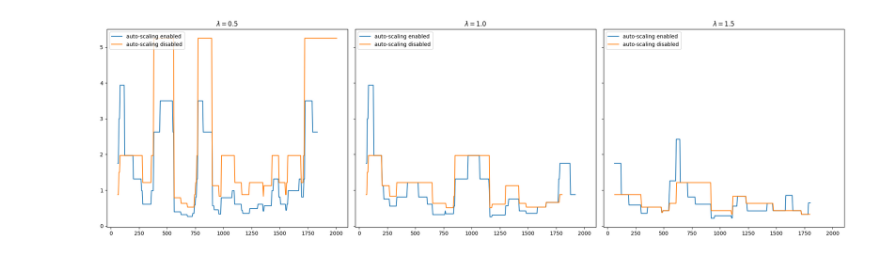
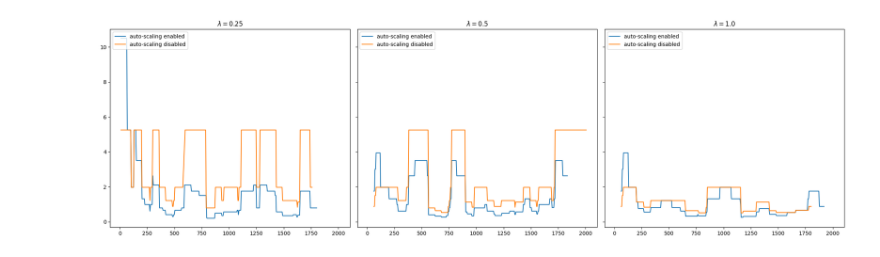
Before and after one commit to kponichtera/cs4215-qpe, a Jupyter notebook: jupyter/plots.ipynb, the cells around one changed output. Drawn from its saved outputs; the diff is of its cells as text; code cells hidden in the pictures.

Commit message:
Fixed lambda in the plots

```diff
--- a/jupyter/plots.ipynb
+++ b/jupyter/plots.ipynb
@@ -2,59 +2,59 @@
 import pandas as pd
 import matplotlib.pyplot as plt
 # %%
-df_05_enabled = pd.read_csv('../data/lambda_0.5_scaling_enabled.csv')
-df_05_disabled = pd.read_csv('../data/lambda_0.5_scaling_disabled.csv')
+df_025_enabled = pd.read_csv('../lambda_0.25_scaling_enabled.csv')
+df_025_disabled = pd.read_csv('../lambda_0.25_scaling_disabled.csv')
 
-df_10_enabled = pd.read_csv('../data/lambda_1.0_scaling_enabled.csv')
-df_10_disabled = pd.read_csv('../data/lambda_1.0_scaling_disabled.csv')
+df_05_enabled = pd.read_csv('../lambda_0.5_scaling_enabled.csv')
+df_05_disabled = pd.read_csv('../lambda_0.5_scaling_disabled.csv')
 
-df_15_enabled = pd.read_csv('../data/lambda_1.5_scaling_enabled.csv')
-df_15_disabled = pd.read_csv('../data/lambda_1.5_scaling_disabled.csv')
+df_10_enabled = pd.read_csv('../lambda_1.0_scaling_enabled.csv')
+df_10_disabled = pd.read_csv('../lambda_1.0_scaling_disabled.csv')
 # %%
 fig, axs = plt.subplots(1, 3, sharex=True, sharey=True, figsize=(20, 6))
+
+enabled_025 = df_025_enabled[['time', 'utilisation']]
+enabled_025 = enabled_025.mask(enabled_025.eq('None')).dropna()
+enabled_025['utilisation'] = enabled_025['utilisation'].astype(float)
+axs[0].plot(enabled_025[["time"]], enabled_025[["utilisation"]], label='auto-scaling enabled')
+
+disabled_025 = df_025_disabled[['time', 'utilisation']]
+disabled_025 = disabled_025.mask(disabled_025.eq('None')).dropna()
+disabled_025['utilisation'] = disabled_025['utilisation'].astype(float)
+axs[0].plot(disabled_025[["time"]], disabled_025[["utilisation"]], label='auto-scaling disabled')
+
+axs[0].set_title("$\lambda=0.25$")
+axs[0].legend(loc="upper left")
 
 enabled_05 = df_05_enabled[['time', 'utilisation']]
 enabled_05 = enabled_05.mask(enabled_05.eq('None')).dropna()
 enabled_05['utilisation'] = enabled_05['utilisation'].astype(float)
-axs[0].plot(enabled_05[["time"]], enabled_05[["utilisation"]], label='auto-scaling enabled')
+axs[1].plot(enabled_05[["time"]], enabled_05[["utilisation"]], label='auto-scaling enabled')
 
 disabled_05 = df_05_disabled[['time', 'utilisation']]
 disabled_05 = disabled_05.mask(disabled_05.eq('None')).dropna()
 disabled_05['utilisation'] = disabled_05['utilisation'].astype(float)
-axs[0].plot(disabled_05[["time"]], disabled_05[["utilisation"]], label='auto-scaling disabled')
+axs[1].plot(disabled_05[["time"]], disabled_05[["utilisation"]], label='auto-scaling disabled')
 
-axs[0].set_title("$\lambda=0.5$")
-axs[0].legend(loc="upper left")
+axs[1].set_title("$\lambda=0.5$")
+axs[1].legend(loc="upper left")
 
 enabled_10 = df_10_enabled[['time', 'utilisation']]
 enabled_10 = enabled_10.mask(enabled_10.eq('None')).dropna()
 enabled_10['utilisation'] = enabled_10['utilisation'].astype(float)
-axs[1].plot(enabled_10[["time"]], enabled_10[["utilisation"]], label='auto-scaling enabled')
+axs[2].plot(enabled_10[["time"]], enabled_10[["utilisation"]], label='auto-scaling enabled')
 
 disabled_10 = df_10_disabled[['time', 'utilisation']]
 disabled_10 = disabled_10.mask(disabled_10.eq('None')).dropna()
 disabled_10['utilisation'] = disabled_10['utilisation'].astype(float)
-axs[1].plot(disabled_10[["time"]], disabled_10[["utilisation"]], label='auto-scaling disabled')
+axs[2].plot(disabled_10[["time"]], disabled_10[["utilisation"]], label='auto-scaling disabled')
 
-axs[1].set_title("$\lambda=1.0$")
-axs[1].legend(loc="upper left")
-
-enabled_15 = df_15_enabled[['time', 'utilisation']]
-enabled_15 = enabled_15.mask(enabled_15.eq('None')).dropna()
-enabled_15['utilisation'] = enabled_15['utilisation'].astype(float)
-axs[2].plot(enabled_15[["time"]], enabled_15[["utilisation"]], label='auto-scaling enabled')
-
-disabled_15 = df_15_disabled[['time', 'utilisation']]
-disabled_15 = disabled_15.mask(disabled_15.eq('None')).dropna()
-disabled_15['utilisation'] = disabled_15['utilisation'].astype(float)
-axs[2].plot(disabled_15[["time"]], disabled_15[["utilisation"]], label='auto-scaling disabled')
-
-axs[2].set_title("$\lambda=1.5$")
+axs[2].set_title("$\lambda=1.0$")
 axs[2].legend(loc="upper left")
 
 fig.tight_layout()
 
 plt.savefig('utilisation.pdf')
 # %% [output]
-[figure, old version]
+[figure, new version]
 # %%
```
Also changed, not shown: parts of 2 cells of this notebook.
